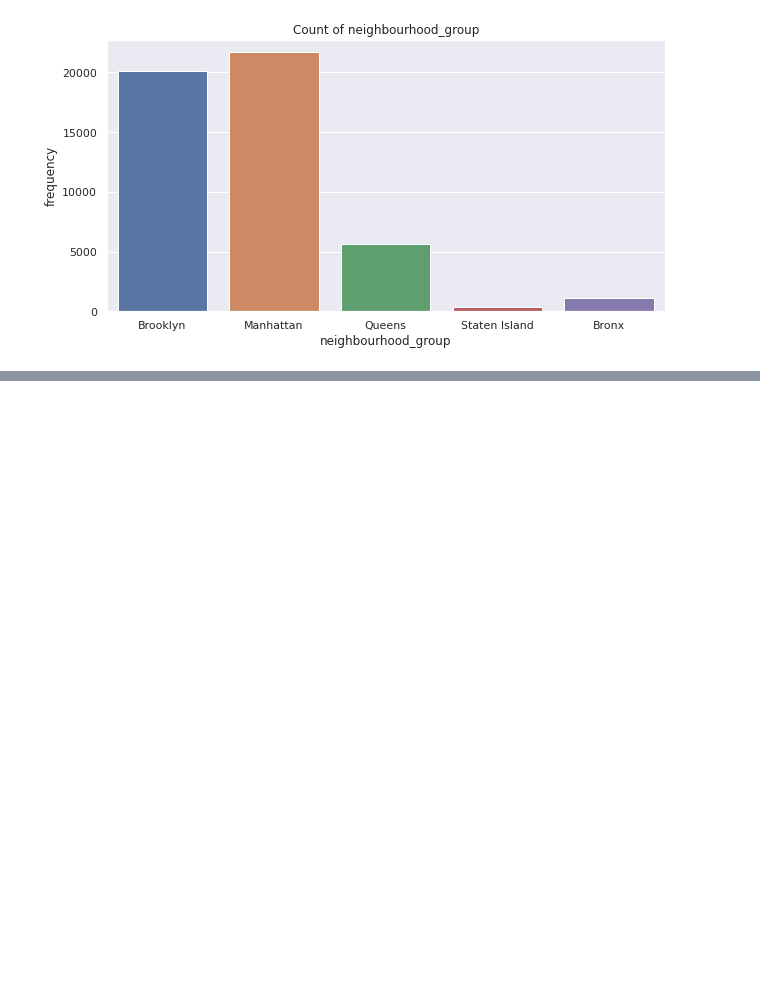
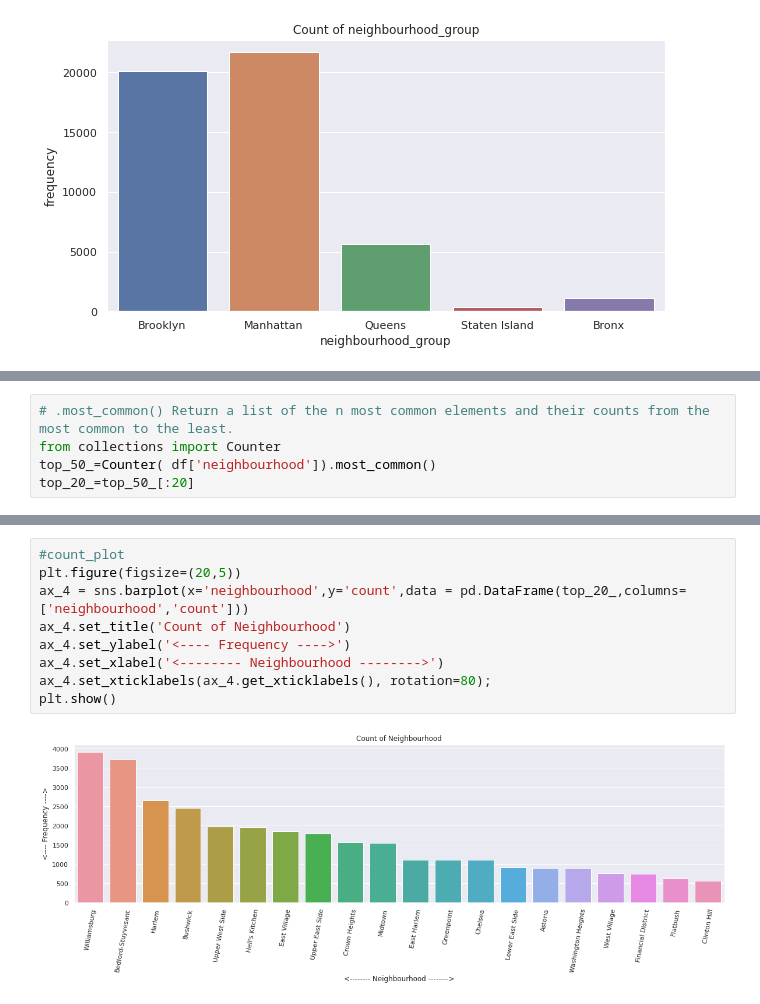
Before and after one commit to Manass20/Airbnb-Booking-Analisys, a Jupyter notebook: Manas_Ranjan_Behera_Airbnb_Bookings_Analysis_Capstone_Project.ipynb, the cells around one changed output, grey strips where cells are left out. Cells and saved outputs as stored; diff of their text form; blank space fills up the shorter version.

```diff
--- a/Manas_Ranjan_Behera_Airbnb_Bookings_Analysis_Capstone_Project.ipynb
+++ b/Manas_Ranjan_Behera_Airbnb_Bookings_Analysis_Capstone_Project.ipynb
@@ -411,0 +456,5 @@ plt.show()
+# %%
+# .most_common() Return a list of the n most common elements and their counts from the most common to the least.
+from collections import Counter
+top_50_=Counter( df['neighbourhood']).most_common()
+top_20_=top_50_[:20]
@@ -411,0 +484,11 @@ plt.show()
+# %%
+#count_plot
+plt.figure(figsize=(20,5))
+ax_4 = sns.barplot(x='neighbourhood',y='count',data = pd.DataFrame(top_20_,columns=['neighbourhood','count']))
+ax_4.set_title('Count of Neighbourhood')
+ax_4.set_ylabel('<---- Frequency ---->')
+ax_4.set_xlabel('<-------- Neighbourhood -------->')
+ax_4.set_xticklabels(ax_4.get_xticklabels(), rotation=80);
+plt.show()
+# %% [output]
+[figure, added]
```
Also changed, not shown: parts of 20 cells of this notebook.
